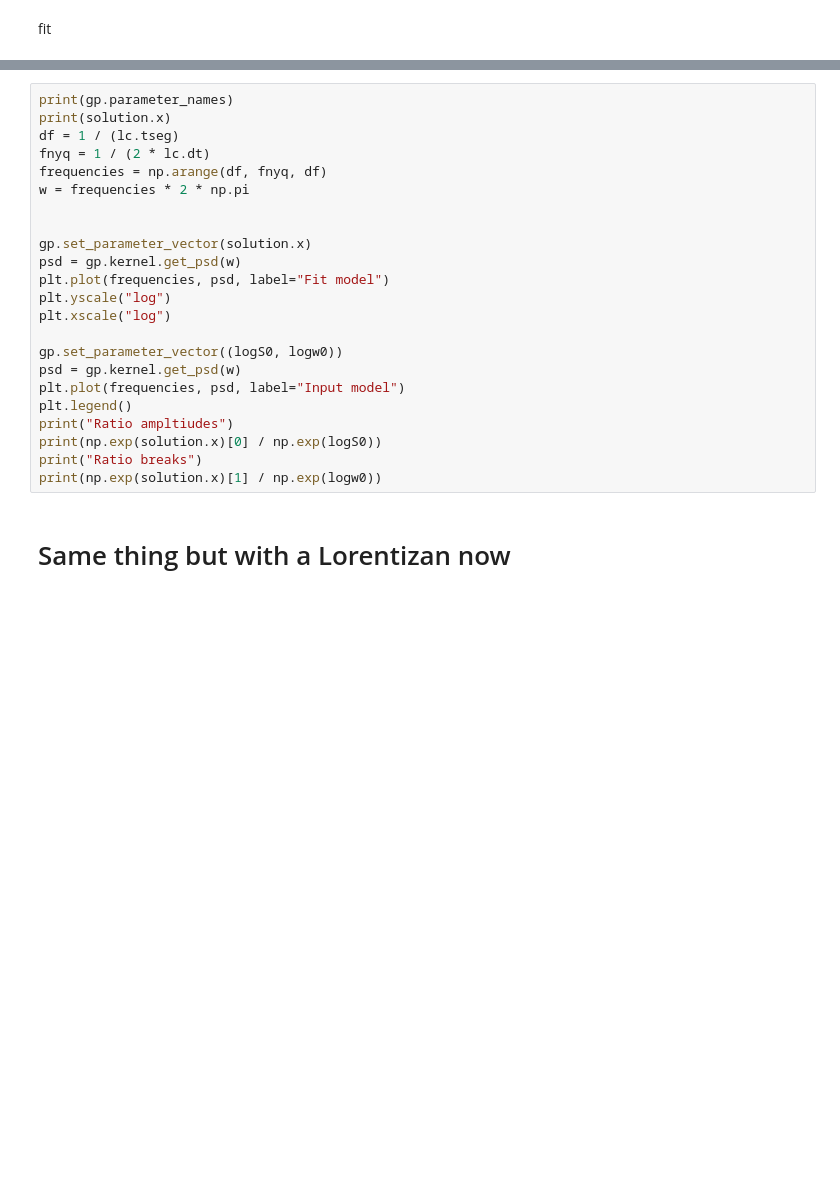
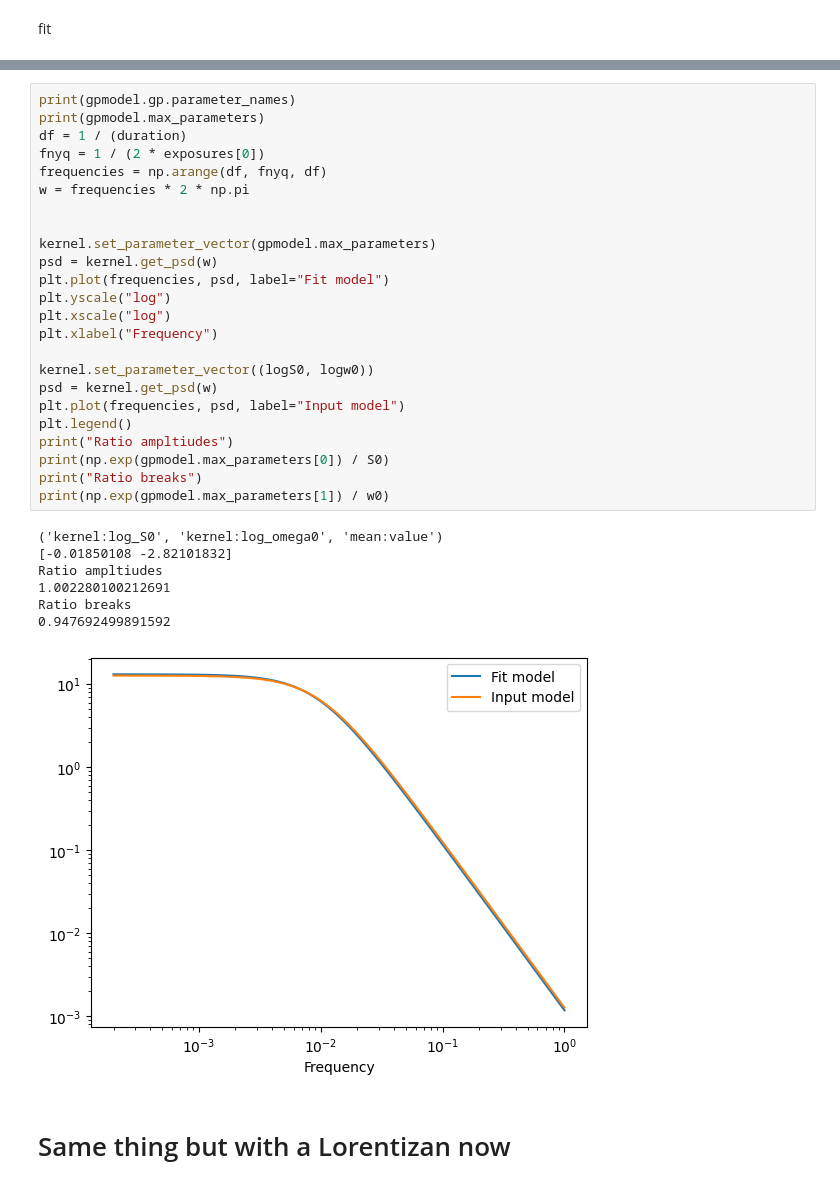
Before and after one commit to andresgur/mind_the_gaps, a Jupyter notebook: notebooks/celerite_variance.ipynb, the cells around one changed output, grey strips where cells are left out. Drawn from its saved outputs; the diff is of its cells as text; blank space fills up the shorter version.

```diff
--- a/notebooks/celerite_variance.ipynb
+++ b/notebooks/celerite_variance.ipynb
@@ -116,26 +129,35 @@ solution = minimize(neg_log_like,
 # %%
-print(gp.parameter_names)
-print(solution.x)
-df = 1 / (lc.tseg)
-fnyq = 1 / (2 * lc.dt)
+print(gpmodel.gp.parameter_names)
+print(gpmodel.max_parameters)
+df = 1 / (duration)
+fnyq = 1 / (2 * exposures[0])
 frequencies = np.arange(df, fnyq, df)
 w = frequencies * 2 * np.pi
 
 
-gp.set_parameter_vector(solution.x)
-psd = gp.kernel.get_psd(w)
+kernel.set_parameter_vector(gpmodel.max_parameters)
+psd = kernel.get_psd(w)
 plt.plot(frequencies, psd, label="Fit model")
 plt.yscale("log")
 plt.xscale("log")
+plt.xlabel("Frequency")
 
-gp.set_parameter_vector((logS0, logw0))
-psd = gp.kernel.get_psd(w)
+kernel.set_parameter_vector((logS0, logw0))
+psd = kernel.get_psd(w)
 plt.plot(frequencies, psd, label="Input model")
 plt.legend()
 print("Ratio ampltiudes")
-print(np.exp(solution.x)[0] / np.exp(logS0))
+print(np.exp(gpmodel.max_parameters[0]) / S0)
 print("Ratio breaks")
-print(np.exp(solution.x)[1] / np.exp(logw0))
+print(np.exp(gpmodel.max_parameters[1]) / w0)
+# %% [output]
+('kernel:log_S0', 'kernel:log_omega0', 'mean:value')
+[-0.01850108 -2.82101832]
+Ratio ampltiudes
+1.002280100212691
+Ratio breaks
+0.947692499891592
+[figure, added]
 # %% [markdown]
 # Same thing but with a Lorentizan now
 # %%
```
Also changed, not shown: parts of 16 cells of this notebook.
